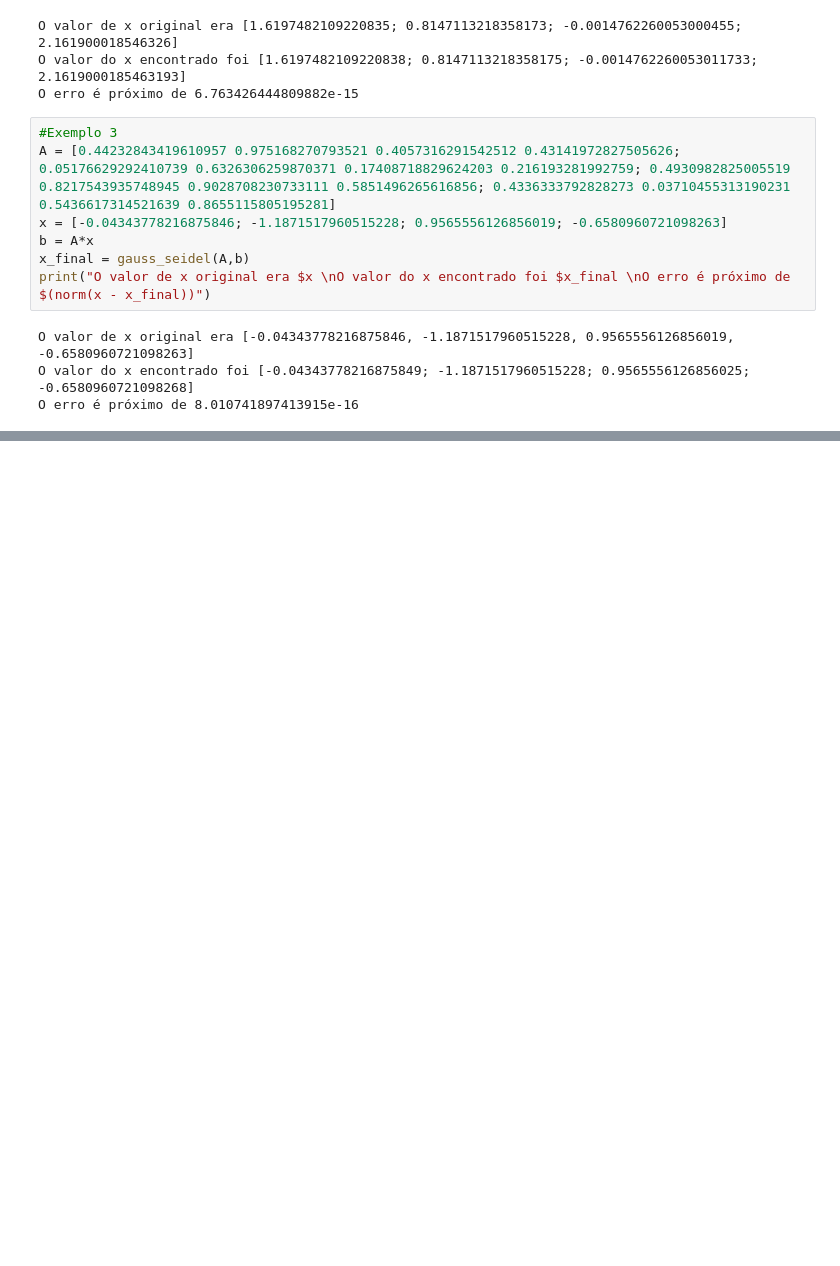
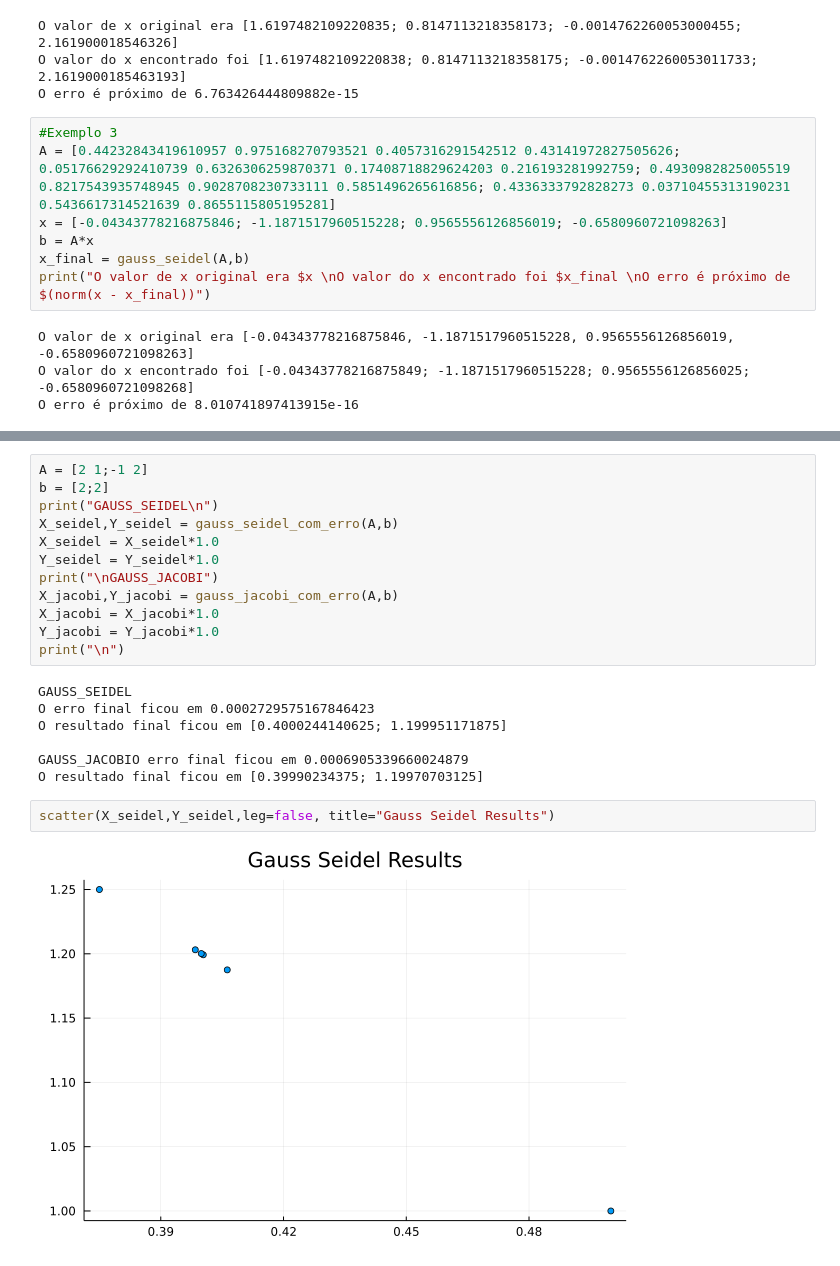
Before and after one commit to wesleymog/calc-numerico-trab-8, a Jupyter notebook: Biblioteca de CN.ipynb, the cells around one changed output, grey strips where cells are left out. Saved outputs shown, nothing was run; the diff lists cells and outputs as text; blank space fills up the shorter version.

Commit message:
+Graficos com os plots da 2

```diff
--- a/Biblioteca de CN.ipynb
+++ b/Biblioteca de CN.ipynb
@@ -2106,0 +2188,23 @@ O erro é próximo de 8.010741897413915e-16
+# %%
+A = [2 1;-1 2]
+b = [2;2]
+print("GAUSS_SEIDEL\n")
+X_seidel,Y_seidel = gauss_seidel_com_erro(A,b)
+X_seidel = X_seidel*1.0
+Y_seidel = Y_seidel*1.0
+print("\nGAUSS_JACOBI")
+X_jacobi,Y_jacobi = gauss_jacobi_com_erro(A,b)
+X_jacobi = X_jacobi*1.0
+Y_jacobi = Y_jacobi*1.0
+print("\n")
+# %% [output]
+GAUSS_SEIDEL
+O erro final ficou em 0.0002729575167846423
+O resultado final ficou em [0.4000244140625; 1.199951171875]
+
+GAUSS_JACOBIO erro final ficou em 0.0006905339660024879
+O resultado final ficou em [0.39990234375; 1.19970703125]
+# %%
+scatter(X_seidel,Y_seidel,leg=false, title="Gauss Seidel Results")
+# %% [output]
+[figure, added]
```
Also changed, not shown: parts of 5 cells of this notebook.
